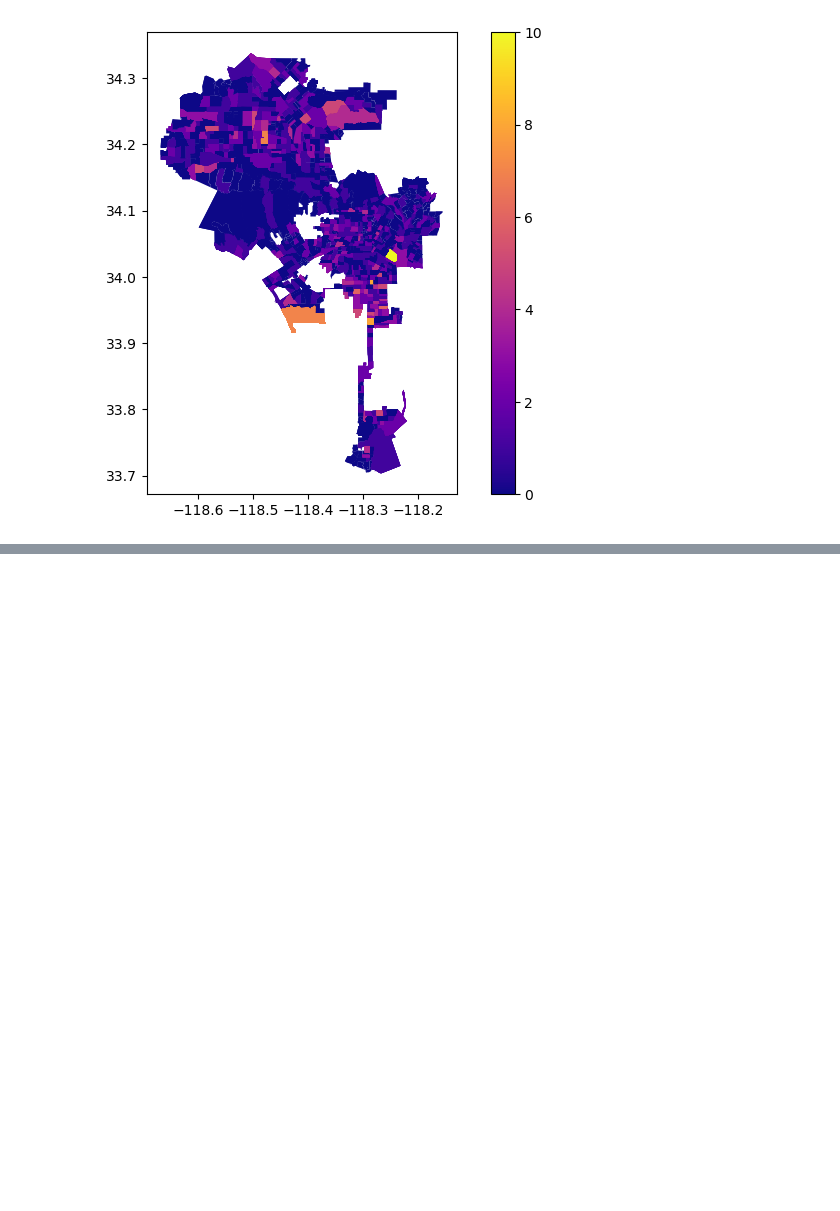
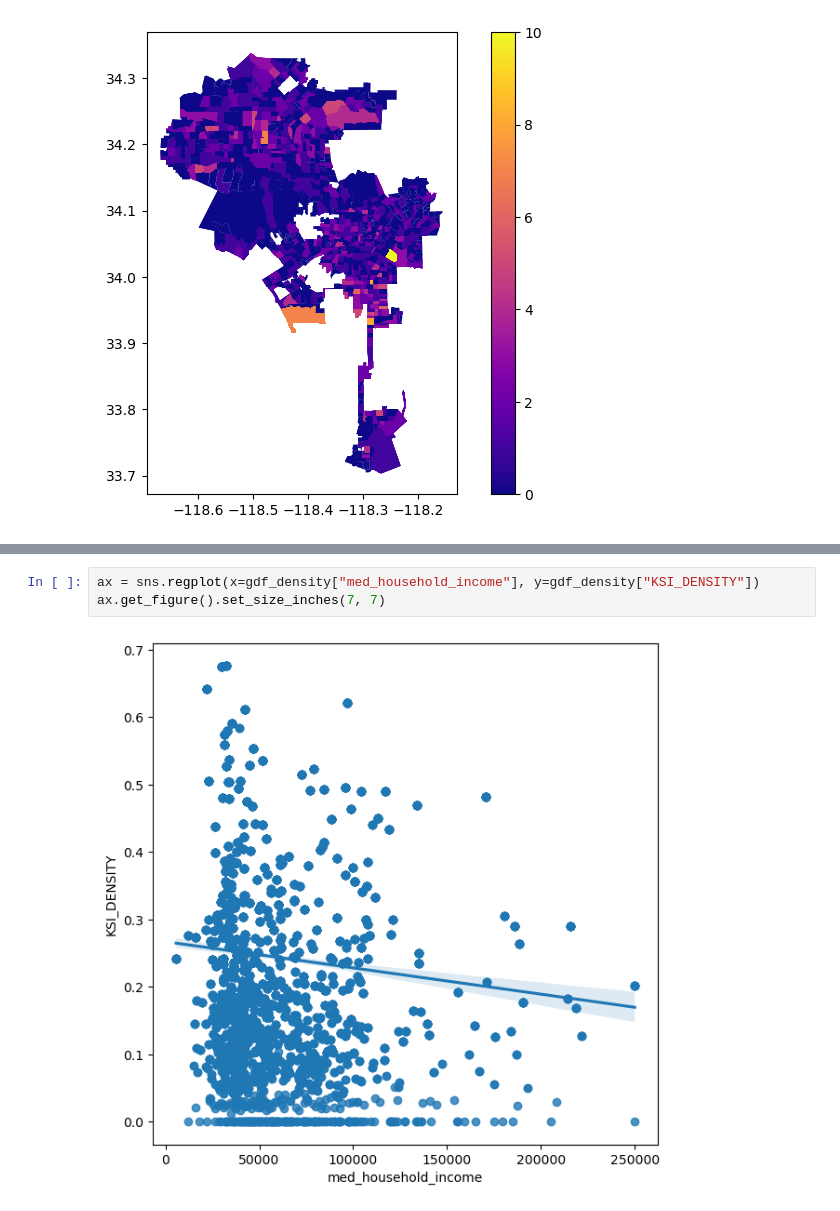
Before and after one commit to dylanqcdi/PPD534FA23, a Jupyter notebook: Final_Project.ipynb, the cells around one changed output, grey strips where cells are left out. Cells and saved outputs as stored; diff of their text form; blank space fills up the shorter version.

```diff
--- a/Final_Project.ipynb
+++ b/Final_Project.ipynb
@@ -157,0 +170,5 @@ Name: COUNT_SEVERE_INJ_y, dtype: int32
+# %%
+ax = sns.regplot(x=gdf_density["med_household_income"], y=gdf_density["KSI_DENSITY"])
+ax.get_figure().set_size_inches(7, 7)
+# %% [output]
+[figure, added]
```
Also changed, not shown: parts of 15 cells of this notebook.
